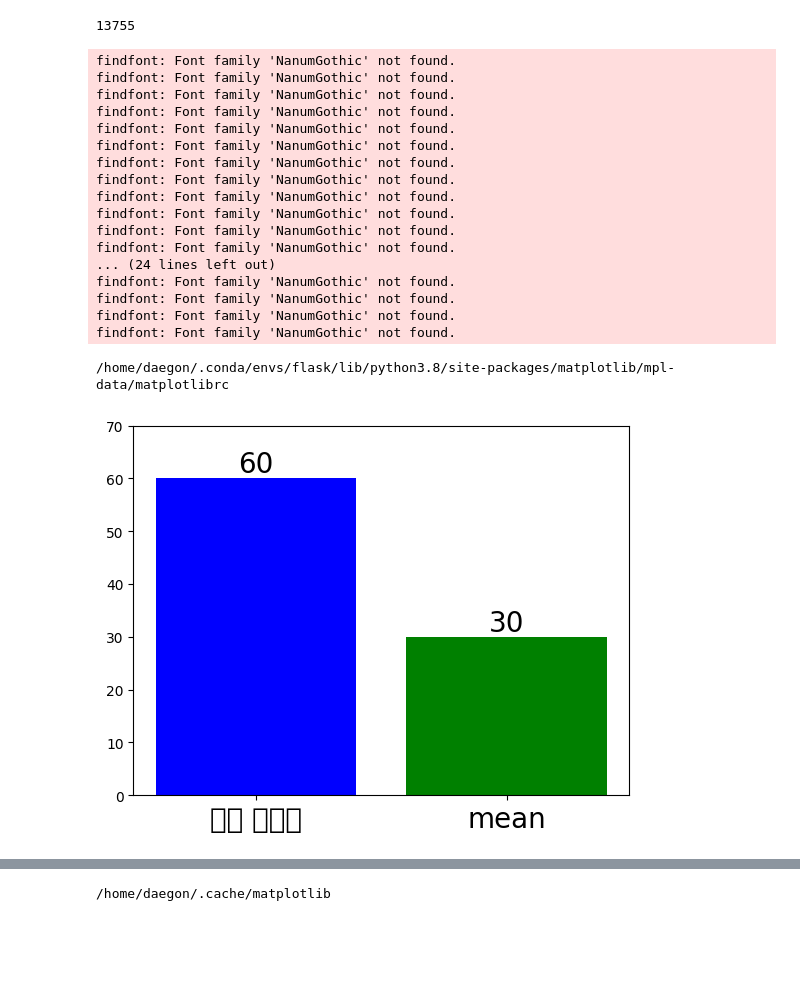
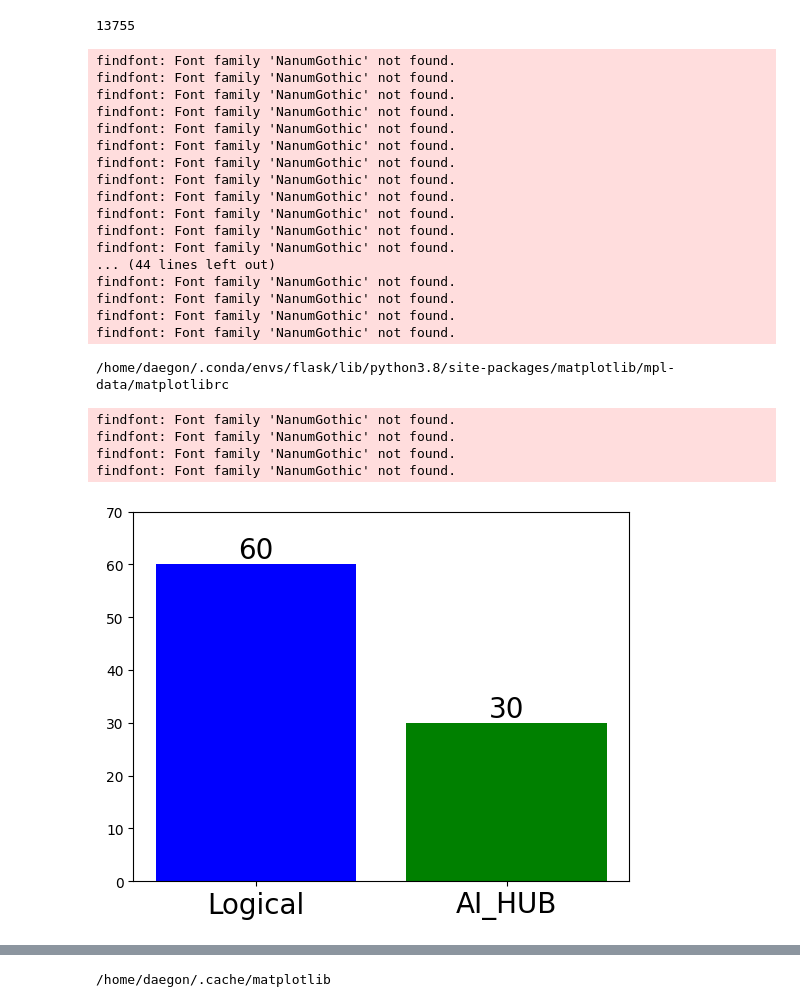
Before and after one commit to daegonYu/Automated-Essay-Scoring-Simple-Web, a Jupyter notebook: ex.ipynb, the cells around one changed output, grey strips where cells are left out. Drawn from its saved outputs; the diff is of its cells as text; code cells hidden in the pictures; blank space fills up the shorter version.

```diff
--- a/ex.ipynb
+++ b/ex.ipynb
@@ -23,7 +23,7 @@ fm.get_fontconfig_fonts()
 font_name = fm.FontProperties(fname=font_location).get_name()
 
 points1 = [logical_point, logical_mean]
-names = ['나의 논리성', 'mean']
+names = ['Logical', 'AI_HUB']
 # plt.title("logical point")
 plt.xticks(x,names)
 plt.bar(x, points1, color=['blue','green'])
@@ -33,36 +33,40 @@ plt.rc('xtick', labelsize=20)  # x축 눈금 폰트 크기
 plt.rc('ytick', labelsize=10)  # y축 눈금 폰트 크기
 
 
 # 그래프에 텍스트 넣기
 for i, v in enumerate(x):
     plt.text(v, points1[i], points1[i],                 # 좌표 (x축 = v, y축 = y[0]..y[1], 표시 = y[0]..y[1])
     fontsize = font_size,
     color='black',
     horizontalalignment='center',  # horizontalalignment (left, center, right)
     verticalalignment='bottom')    # verticalalignment (top, center, bottom)
 
-# plt.savefig('static/images/logical.png')
+plt.savefig('static/images/logical.png')
 plt.show()
 # %% [output]
 findfont: Font family 'NanumGothic' not found.
 findfont: Font family 'NanumGothic' not found.
 findfont: Font family 'NanumGothic' not found.
 findfont: Font family 'NanumGothic' not found.
 findfont: Font family 'NanumGothic' not found.
 findfont: Font family 'NanumGothic' not found.
 findfont: Font family 'NanumGothic' not found.
 findfont: Font family 'NanumGothic' not found.
 findfont: Font family 'NanumGothic' not found.
 findfont: Font family 'NanumGothic' not found.
 findfont: Font family 'NanumGothic' not found.
 findfont: Font family 'NanumGothic' not found.
-... (24 lines left out)
+... (44 lines left out)
 findfont: Font family 'NanumGothic' not found.
 findfont: Font family 'NanumGothic' not found.
 findfont: Font family 'NanumGothic' not found.
 findfont: Font family 'NanumGothic' not found.
 /home/daegon/.conda/envs/flask/lib/python3.8/site-packages/matplotlib/mpl-data/matplotlibrc
+findfont: Font family 'NanumGothic' not found.
+findfont: Font family 'NanumGothic' not found.
+findfont: Font family 'NanumGothic' not found.
+findfont: Font family 'NanumGothic' not found.
-[figure, old version]
+[figure, new version]
 # %%
 import matplotlib.pyplot as plt
 import pandas as pd
```
Also changed, not shown: parts of 1 cell of this notebook, 1 other file.
